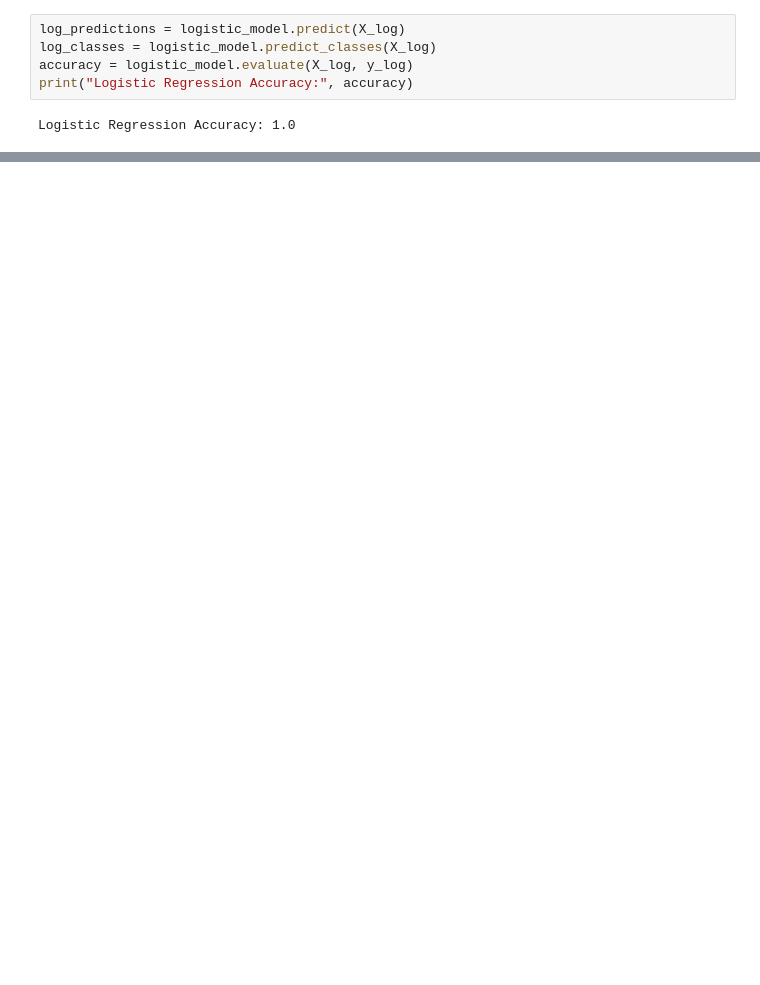
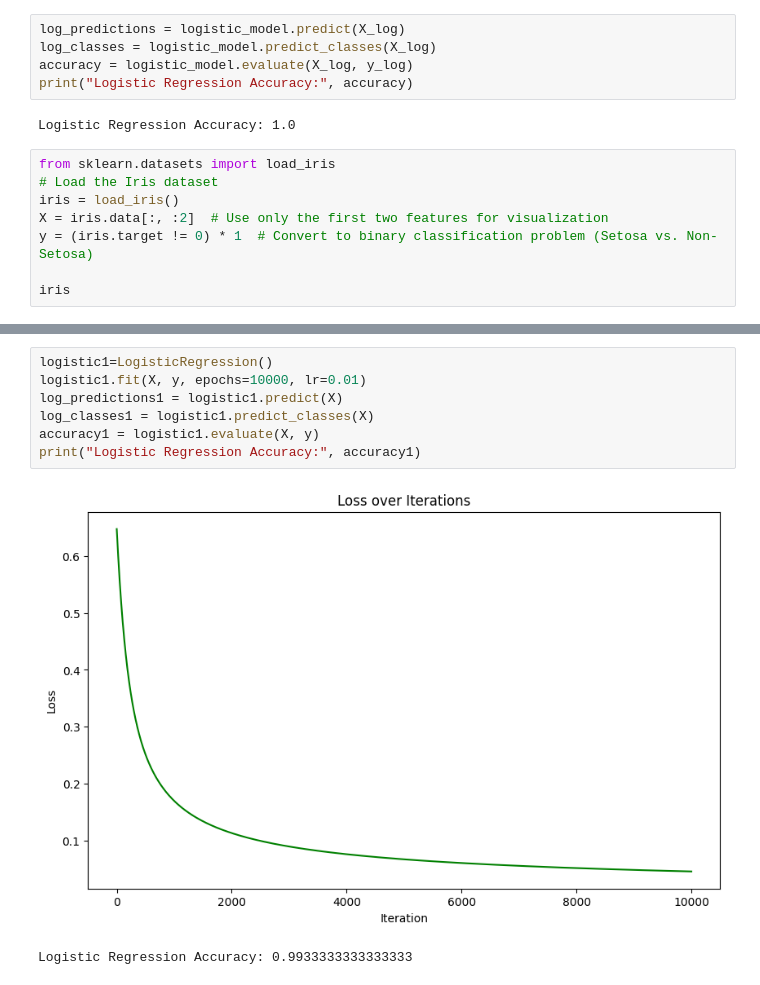
Before and after one commit to sonjaove/IISERB-ML-DL-course, a Jupyter notebook: answers/ass_6_b_vedanshi.ipynb, the cells around one changed output, grey strips where cells are left out. Cells and saved outputs as stored; diff of their text form; blank space fills up the shorter version.

```diff
--- a/answers/ass_6_b_vedanshi.ipynb
+++ b/answers/ass_6_b_vedanshi.ipynb
@@ -70,3 +70,11 @@ accuracy = logistic_model.evaluate(X_log, y_log)
 print("Logistic Regression Accuracy:", accuracy)
 # %% [output]
 Logistic Regression Accuracy: 1.0
+# %%
+from sklearn.datasets import load_iris
+# Load the Iris dataset
+iris = load_iris()
+X = iris.data[:, :2]  # Use only the first two features for visualization
+y = (iris.target != 0) * 1  # Convert to binary classification problem (Setosa vs. Non-Setosa)
+
+iris
@@ -72,0 +99,10 @@ Logistic Regression Accuracy: 1.0
+# %%
+logistic1=LogisticRegression()
+logistic1.fit(X, y, epochs=10000, lr=0.01)
+log_predictions1 = logistic1.predict(X)
+log_classes1 = logistic1.predict_classes(X)
+accuracy1 = logistic1.evaluate(X, y)
+print("Logistic Regression Accuracy:", accuracy1)
+# %% [output]
+[figure, added]
+Logistic Regression Accuracy: 0.9933333333333333
```
Also changed, not shown: parts of 3 cells of this notebook.
